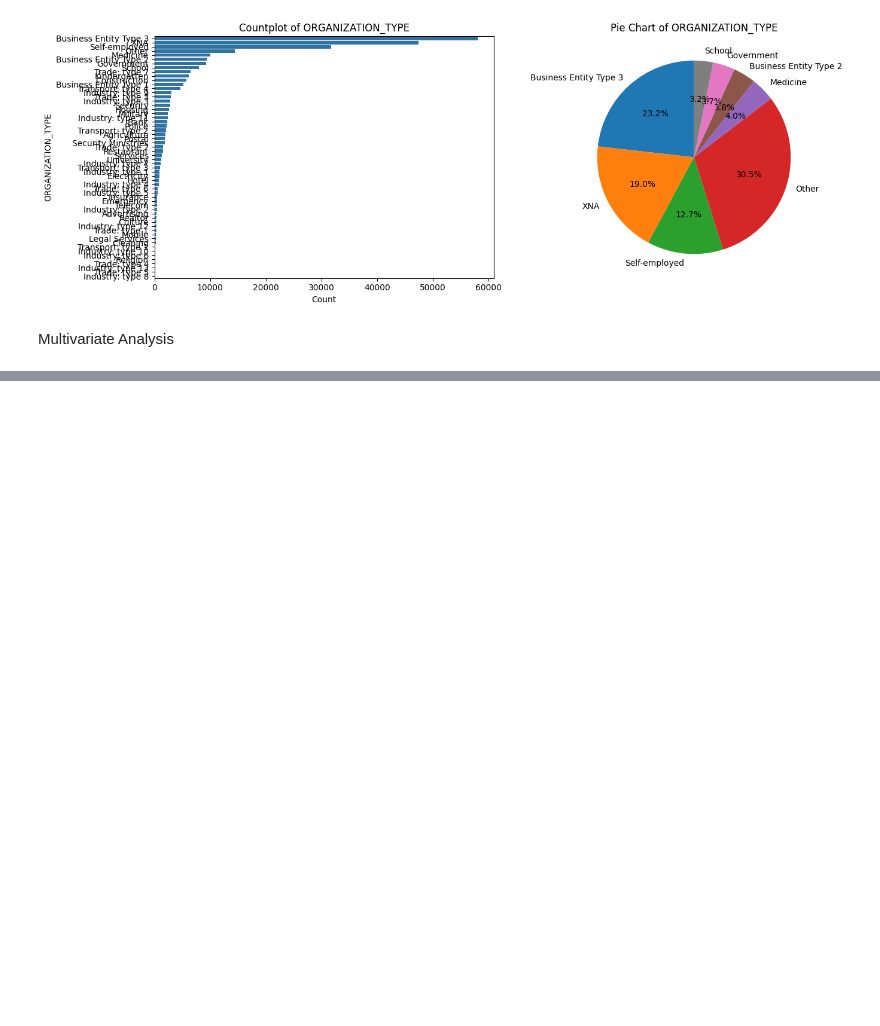
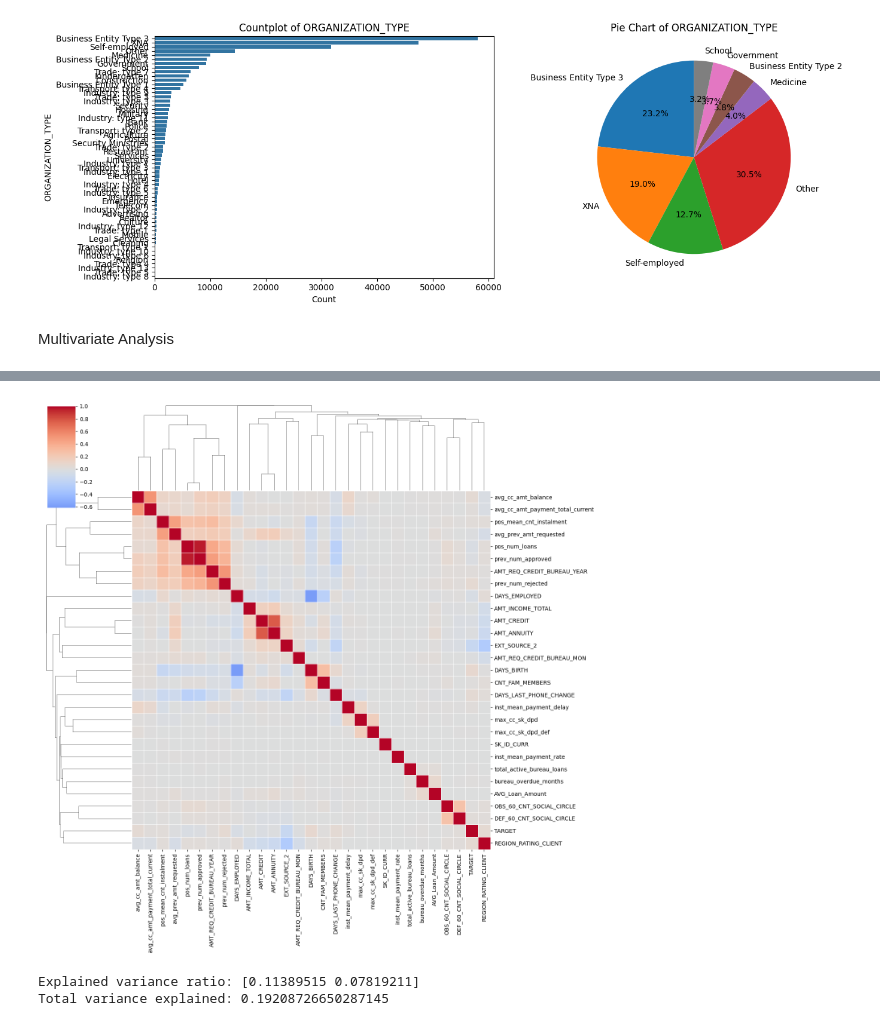
Before and after one commit to Parvrajchauhan/fintech-loan-predictor, a Jupyter notebook: Notebooks/EDA.ipynb, the cells around one changed output, grey strips where cells are left out. Drawn from its saved outputs; the diff is of its cells as text; code cells hidden in the pictures; blank space fills up the shorter version.

```diff
--- a/Notebooks/EDA.ipynb
+++ b/Notebooks/EDA.ipynb
@@ -304,0 +370,16 @@ Multivariate Analysis
+# %%
+num_df = df.select_dtypes(include=['int64', 'float64'])
+
+corr = num_df.corr()
+
+sns.clustermap(
+    corr,
+    cmap='coolwarm',
+    center=0,
+    figsize=(14, 14),
+    linewidths=0.5
+)
+
+plt.show()
+# %% [output]
+[figure, added]
@@ -304,0 +389,9 @@ Multivariate Analysis
+# %%
+pca = PCA(n_components=2)
+X_pca = pca.fit_transform(X_scaled)
+
+print("Explained variance ratio:", pca.explained_variance_ratio_)
+print("Total variance explained:", pca.explained_variance_ratio_.sum())
+# %% [output]
+Explained variance ratio: [0.11389515 0.07819211]
+Total variance explained: 0.19208726650287145
```
Also changed, not shown: parts of 7 cells of this notebook, 1 other file.
